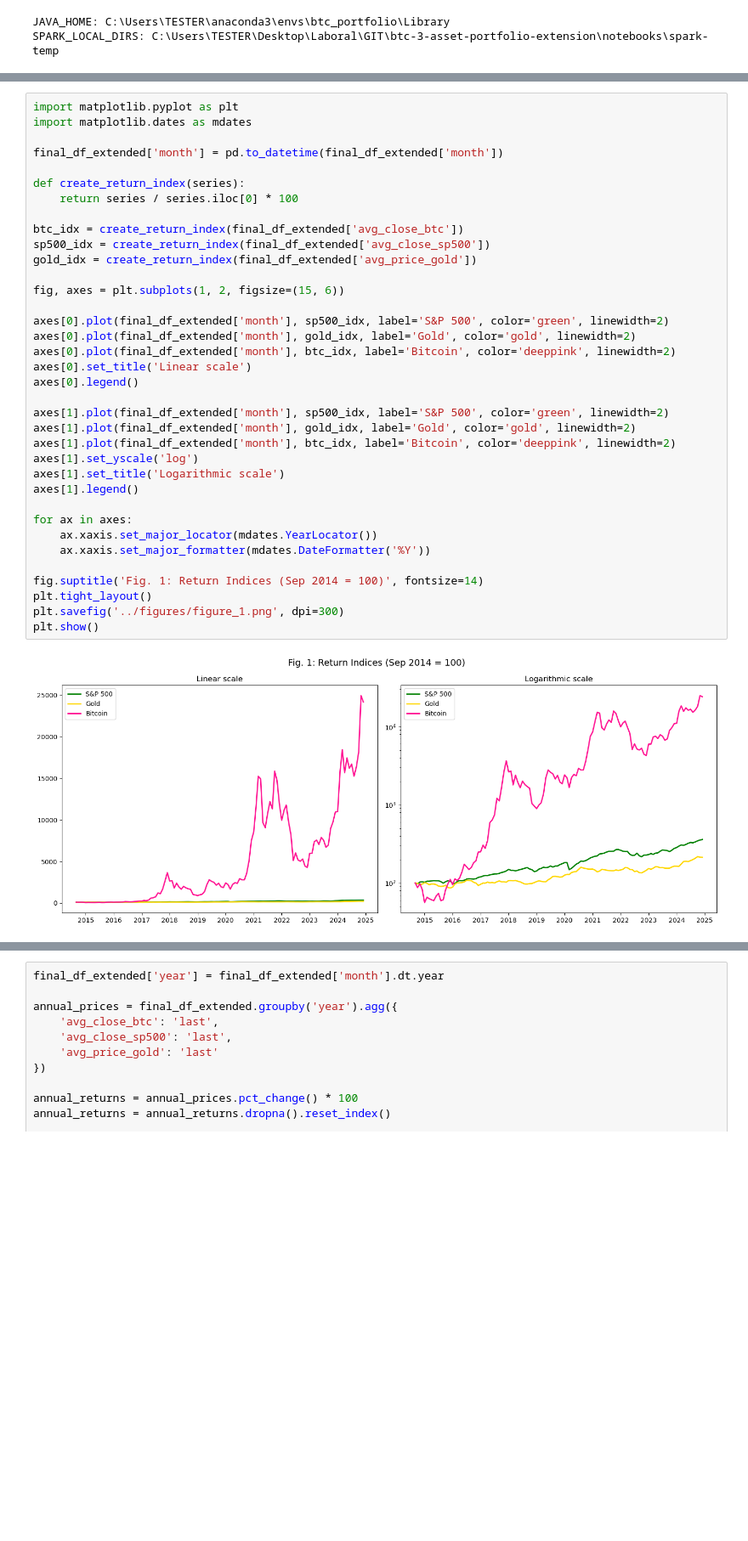
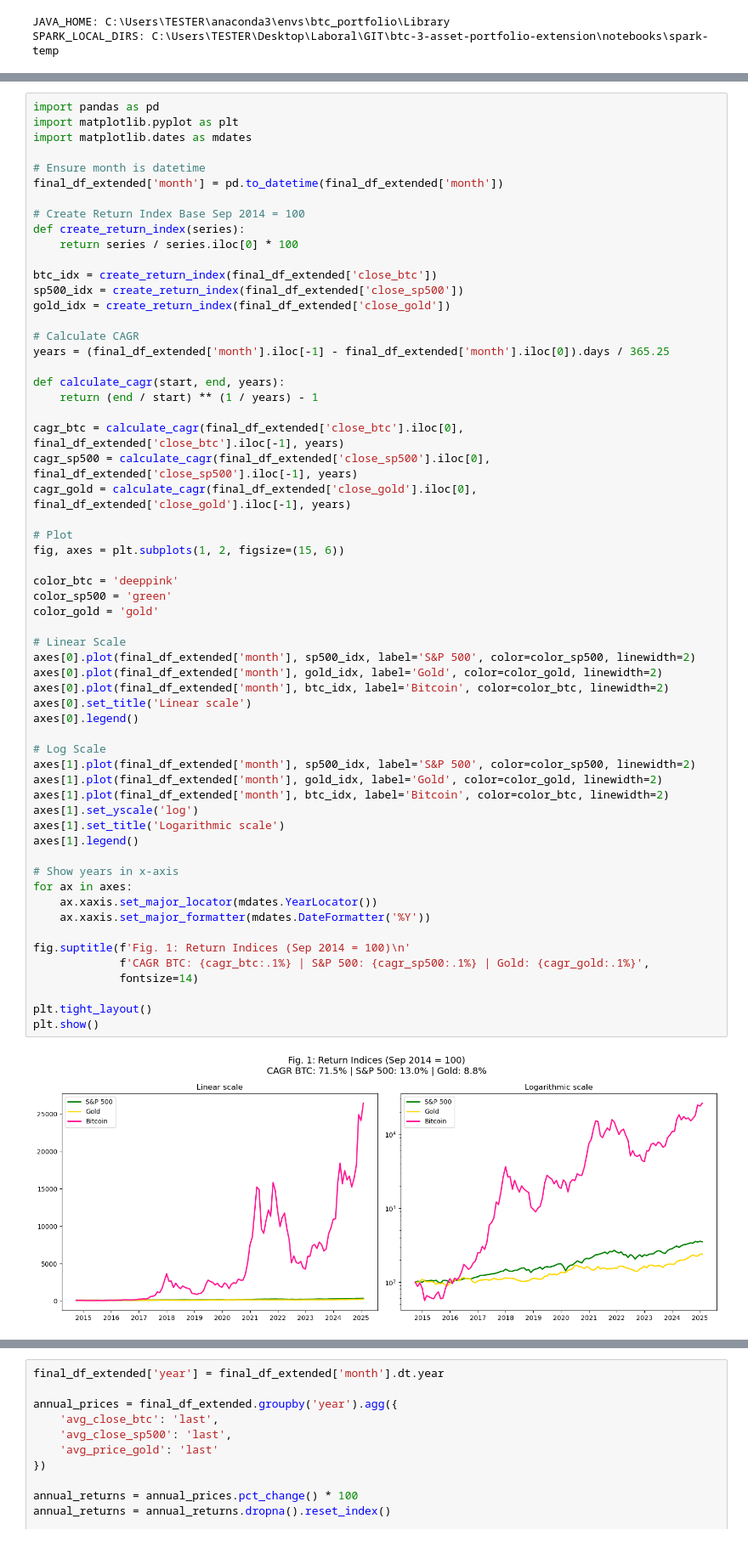
Before and after one commit to gj-goncalvescaldas/btc-3-asset-portfolio-extension, a Jupyter notebook: notebooks/03_study_replication_extended.ipynb, the cells around one changed output, grey strips where cells are left out. Shown: that part at 85% size. Cells and saved outputs as stored; diff of their text form; blank space fills up the shorter version.

```diff
--- a/notebooks/03_study_replication_extended.ipynb
+++ b/notebooks/03_study_replication_extended.ipynb
@@ -59,41 +74,64 @@ Columns: 15
 # %%
+import pandas as pd
 import matplotlib.pyplot as plt
 import matplotlib.dates as mdates
 
+# Ensure month is datetime
 final_df_extended['month'] = pd.to_datetime(final_df_extended['month'])
 
+# Create Return Index Base Sep 2014 = 100
 def create_return_index(series):
     return series / series.iloc[0] * 100
 
-btc_idx = create_return_index(final_df_extended['avg_close_btc'])
-sp500_idx = create_return_index(final_df_extended['avg_close_sp500'])
-gold_idx = create_return_index(final_df_extended['avg_price_gold'])
+btc_idx = create_return_index(final_df_extended['close_btc'])
+sp500_idx = create_return_index(final_df_extended['close_sp500'])
+gold_idx = create_return_index(final_df_extended['close_gold'])
 
+# Calculate CAGR
+years = (final_df_extended['month'].iloc[-1] - final_df_extended['month'].iloc[0]).days / 365.25
+
+def calculate_cagr(start, end, years):
+    return (end / start) ** (1 / years) - 1
+
+cagr_btc = calculate_cagr(final_df_extended['close_btc'].iloc[0], final_df_extended['close_btc'].iloc[-1], years)
+cagr_sp500 = calculate_cagr(final_df_extended['close_sp500'].iloc[0], final_df_extended['close_sp500'].iloc[-1], years)
+cagr_gold = calculate_cagr(final_df_extended['close_gold'].iloc[0], final_df_extended['close_gold'].iloc[-1], years)
+
+# Plot
 fig, axes = plt.subplots(1, 2, figsize=(15, 6))
 
-axes[0].plot(final_df_extended['month'], sp500_idx, label='S&P 500', color='green', linewidth=2)
-axes[0].plot(final_df_extended['month'], gold_idx, label='Gold', color='gold', linewidth=2)
-axes[0].plot(final_df_extended['month'], btc_idx, label='Bitcoin', color='deeppink', linewidth=2)
+color_btc = 'deeppink'
+color_sp500 = 'green'
+color_gold = 'gold'
+
+# Linear Scale
+axes[0].plot(final_df_extended['month'], sp500_idx, label='S&P 500', color=color_sp500, linewidth=2)
+axes[0].plot(final_df_extended['month'], gold_idx, label='Gold', color=color_gold, linewidth=2)
+axes[0].plot(final_df_extended['month'], btc_idx, label='Bitcoin', color=color_btc, linewidth=2)
 axes[0].set_title('Linear scale')
 axes[0].legend()
 
-axes[1].plot(final_df_extended['month'], sp500_idx, label='S&P 500', color='green', linewidth=2)
-axes[1].plot(final_df_extended['month'], gold_idx, label='Gold', color='gold', linewidth=2)
-axes[1].plot(final_df_extended['month'], btc_idx, label='Bitcoin', color='deeppink', linewidth=2)
+# Log Scale
+axes[1].plot(final_df_extended['month'], sp500_idx, label='S&P 500', color=color_sp500, linewidth=2)
+axes[1].plot(final_df_extended['month'], gold_idx, label='Gold', color=color_gold, linewidth=2)
+axes[1].plot(final_df_extended['month'], btc_idx, label='Bitcoin', color=color_btc, linewidth=2)
 axes[1].set_yscale('log')
 axes[1].set_title('Logarithmic scale')
 axes[1].legend()
 
+# Show years in x-axis
 for ax in axes:
     ax.xaxis.set_major_locator(mdates.YearLocator())
     ax.xaxis.set_major_formatter(mdates.DateFormatter('%Y'))
 
-fig.suptitle('Fig. 1: Return Indices (Sep 2014 = 100)', fontsize=14)
+fig.suptitle(f'Fig. 1: Return Indices (Sep 2014 = 100)\n'
+             f'CAGR BTC: {cagr_btc:.1%} | S&P 500: {cagr_sp500:.1%} | Gold: {cagr_gold:.1%}',
+             fontsize=14)
+
 plt.tight_layout()
-plt.savefig('../figures/figure_1.png', dpi=300)
 plt.show()
 # %% [output]
-[figure, old version]
+[figure, new version]
 # %%
 btc_vol = final_df_extended['avg_volume_btc']
 sp500_vol = final_df_extended['avg_volume_sp500']
```
Also changed, not shown: parts of 3 cells of this notebook, 10 other files.
